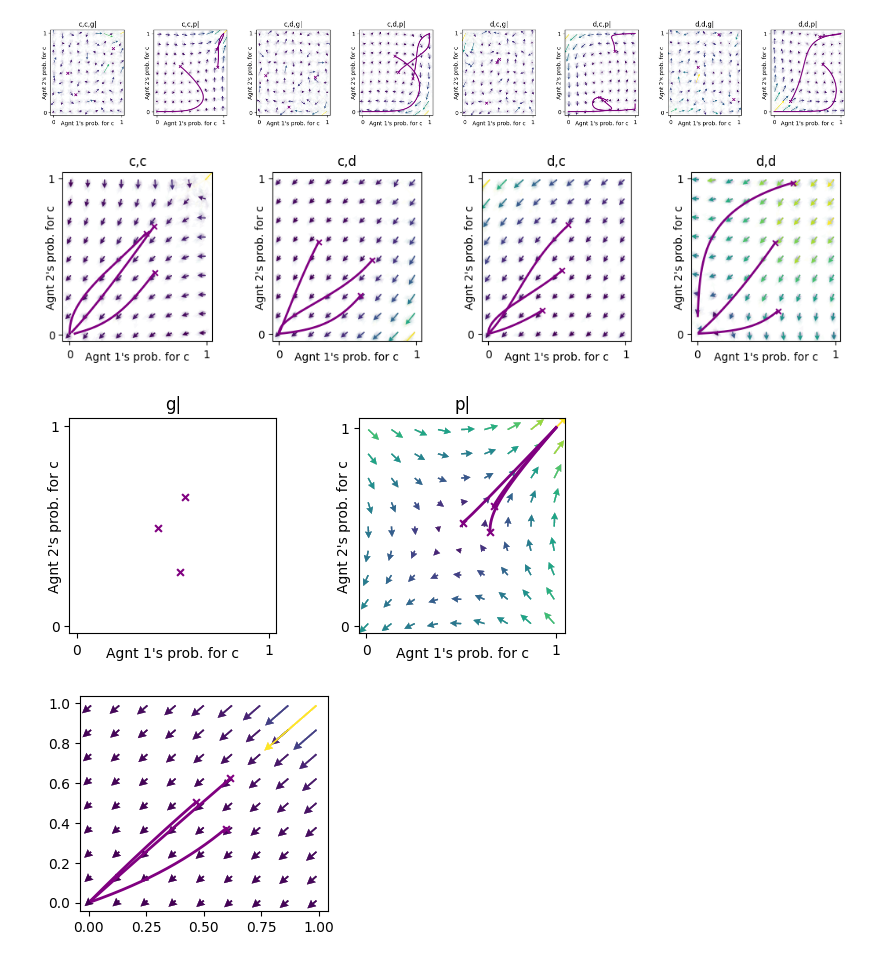
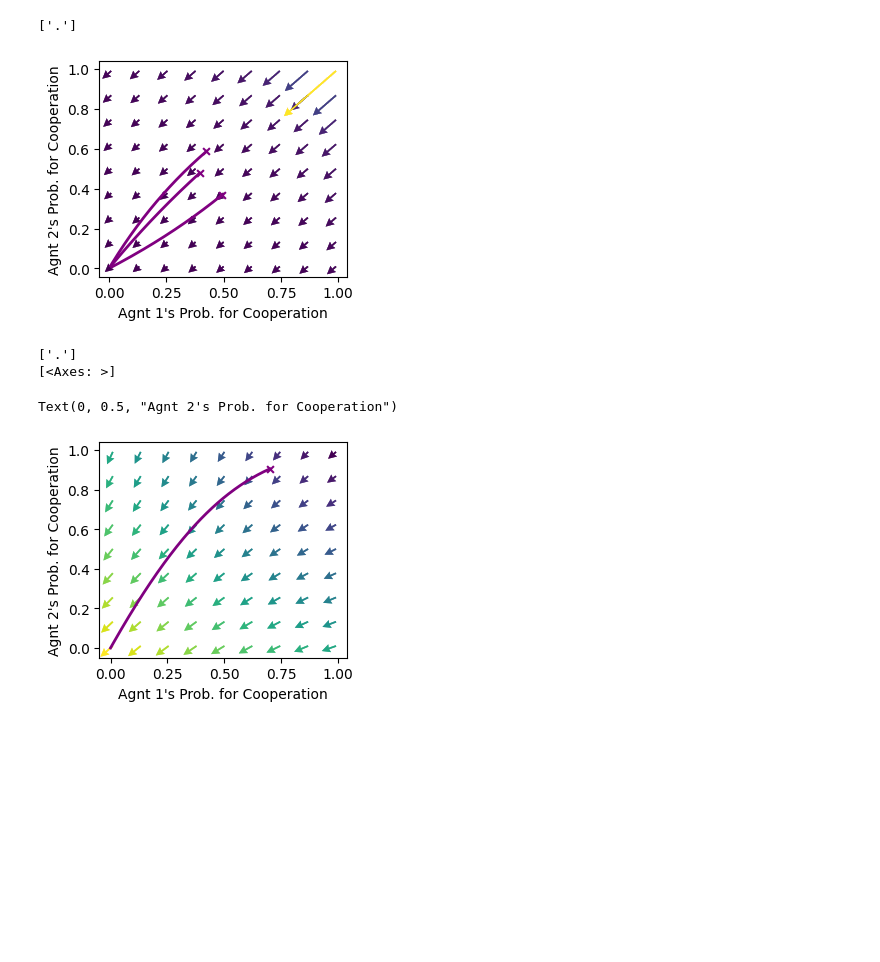
Before and after one commit to Akilan-R/Social_Ecological_Info_Cooperation, a Jupyter notebook: Code/My_Simulations/make_phase_potraits.ipynb, the cells around one changed output. Saved outputs shown, nothing was run; the diff lists cells and outputs as text; code cells hidden in the pictures; blank space fills up the shorter version.

```diff
--- a/Code/My_Simulations/make_phase_potraits.ipynb
+++ b/Code/My_Simulations/make_phase_potraits.ipynb
@@ -7,33 +7,83 @@ from simulation_and_results_functions import *
 # %%
 #| export
 ecopg = BaseEcologicalPublicGood(m = -6.5)
-ecopg_for_random_pts = Information_Conditions(ecopg, mode='complete')
-mae = POstratAC(env= ecopg_for_random_pts, learning_rates=0.05, discount_factors=0.9)
+ecopg_for_random_pts = Information_Conditions(ecopg, mode='ecological')
+mae = POstratAC(env= ecopg_for_random_pts, learning_rates=0.05, discount_factors=0.975)
 mae.random_softmax_strategy()
 X_random_list = [mae.random_softmax_strategy() for _ in range(3)]
-for mode in ['complete','social', 'ecological','none']:
+for mode in ['none']:
     #for each information condition get the average policy for the given observation set and plot the flow diagram
 
-    ecopg = BaseEcologicalPublicGood(m = -6.5)
+    ecopg = BaseEcologicalPublicGood(m = -6.5, degraded_choice= False)
 
     information_condition_instance = Information_Conditions(ecopg, mode=mode)
     num_observed_states = len(information_condition_instance.Oset[0])
-    x, y = ([0], list(range(num_observed_states)), [0]), ([1], list(range(num_observed_states)), [0])
-    mae1 = POstratAC(env=information_condition_instance, learning_rates=0.05, discount_factors=0.975)
 
-    ax = fp.plot_strategy_flow(
-        mae1,
-        x, y, flowarrow_points=np.linspace(0.01, 0.99, 9), NrRandom=32,
-        conds=np.array(information_condition_instance.Oset)[0, :num_observed_states],
-    )
+    print(information_condition_instance.Oset[0])
+    if mode == 'ecological' or mode == 'complete':
+        x, y = ([0], list(range(1, num_observed_states, 2)), [0]), ([1], list(range(1, num_observed_states, 2)), [0])
+        mae1 = POstratAC(env=information_condition_instance, learning_rates=0.05, discount_factors=0.975)
+
+        ax = fp.plot_strategy_flow(
+            mae1,
+            x, y, flowarrow_points=np.linspace(0.01, 0.99, 9), NrRandom=32,
+            conds=np.array(information_condition_instance.Oset)[0, :num_observed_states],
+        ) #skipping degraded states
+    else:
+        x, y = ([0], list(range(num_observed_states)), [0]), ([1], list(range(num_observed_states)), [0])
+        mae1 = POstratAC(env=information_condition_instance, learning_rates=0.05, discount_factors=0.975)
+
+        ax = fp.plot_strategy_flow(
+            mae1,
+            x, y, flowarrow_points=np.linspace(0.01, 0.99, 9), NrRandom=32,
+            conds=np.array(information_condition_instance.Oset)[0, :num_observed_states],
+        ) #skipping degraded states
+
+    #add x and  y axis labeels
+
+    ax[0].set_xlabel('Agnt 1\'s Prob. for Cooperation')
+    ax[0].set_ylabel('Agnt 2\'s Prob. for Cooperation')
 
     for X_for_state_set in X_random_list:
         X_for_observation_set = average_policy_for_given_observation_set(X_for_state_set, information_condition_instance.O)
         xtraj, fixedpointreached = mae1.trajectory(X_for_observation_set, Tmax=10000, tolerance=1e-5)
 
         fp.plot_trajectories([xtraj], x, y, cols=['purple'], axes = ax)
 # %% [output]
+['.']
-[figure, old version]
+[figure, new version]
-[figure, removed]
-[figure, removed]
-[figure, removed]
+# %%
+env_socdi = SocialDilemma(R=0.8, T=1, S=-0.5, P= 0)
+
+
+
+    # x, y = ([0], list(range(1, num_observed_states, 2)), [0]), ([1], list(range(1, num_observed_states, 2)), [0])   #skipping degraded states
+x, y = ([0], list(range(1)), [0]), ([1], list(range(1)), [0])
+mae_env_memo1pd = stratAC(env=env_socdi, learning_rates=0.05, discount_factors=0.975)
+X_random_list = [mae_env_memo1pd.random_softmax_strategy() for _ in range(1)]
+
+X = mae_env_memo1pd.random_softmax_strategy()
+print(env_socdi.Sset)
+
+
+
+ax = fp.plot_strategy_flow(
+    mae_env_memo1pd,
+    x, y, flowarrow_points=np.linspace(0.01, 0.99, 9)
+)
+
+for X in X_random_list:
+    xtraj, fixedpointreached = mae_env_memo1pd.trajectory(X, Tmax=10000, tolerance=1e-5)
+
+    fp.plot_trajectories([xtraj], x, y, cols=['purple'], axes = ax)
+
+
+print(ax)
+#add x and y axis labels.
+ax[0].set_xlabel('Agnt 1\'s Prob. for Cooperation')
+ax[0].set_ylabel('Agnt 2\'s Prob. for Cooperation')
+# %% [output]
+['.']
+[<Axes: >]
+Text(0, 0.5, "Agnt 2's Prob. for Cooperation")
+[figure, added]
```
Also changed, not shown: parts of 2 cells of this notebook, 50 other files.
